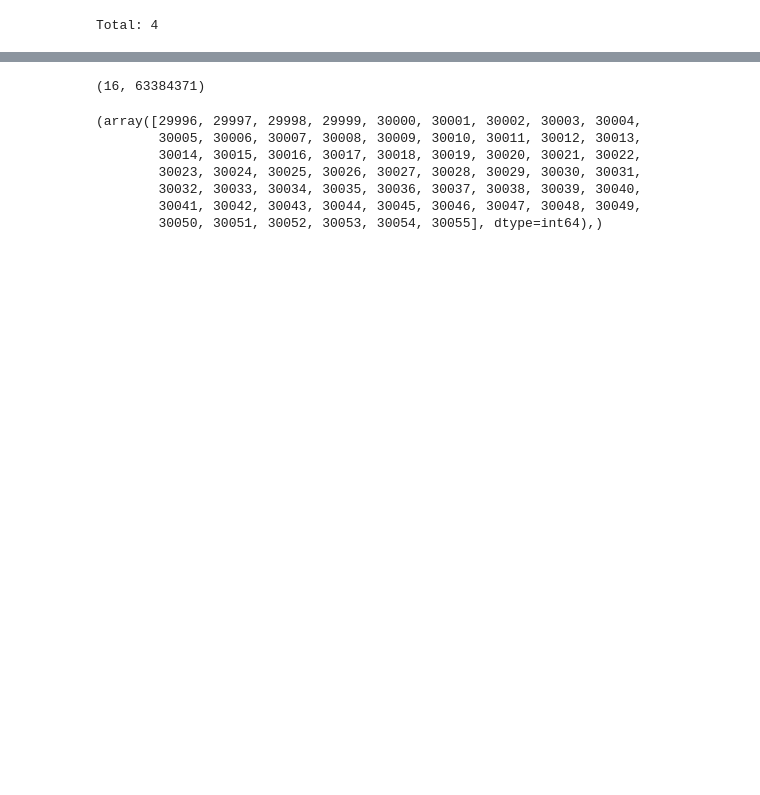
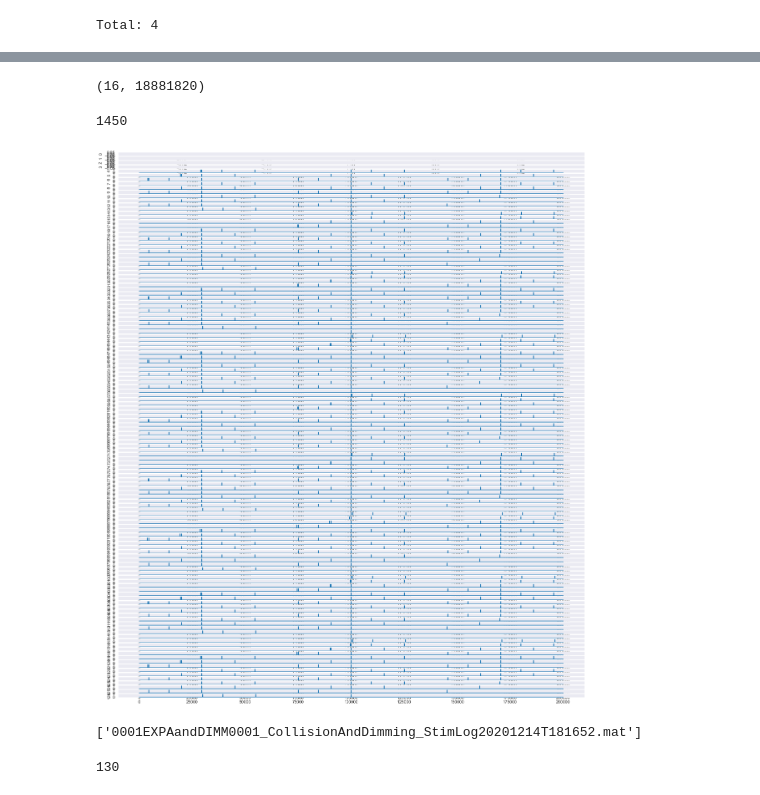
Before and after one commit to bramn22/DatajointVEIDB, a Jupyter notebook: analysis.ipynb, the cells around one changed output, grey strips where cells are left out. Drawn from its saved outputs; the diff is of its cells as text; code cells hidden in the pictures; blank space fills up the shorter version.

Commit message:
Bugfixes event tables

```diff
--- a/analysis.ipynb
+++ b/analysis.ipynb
@@ -38,7 +40,7 @@ tg_spikes_tables = ft.ephys_tables.TrialGroupSpikes()
 # %%
-key = {'experiment_id': '01437', 'session_id': '20201214b', 'trialgroup_id': 'EXD2_0001'}
-clusters, cluster_annot = (tg_spikes_tables & key).fetch1('clusters', 'cluster_annot')
-stims_start, stim_triggers = (tg_events_table & key).fetch1('stims_start', 'stim_triggers')
+key = {'experiment_id': '01437', 'session_id': '20201214', 'trialgroup_id': 'EXD_1_0001'}
+# clusters, cluster_annot = (tg_spikes_tables & key).fetch1('clusters', 'cluster_annot')
+# stims_start, stim_triggers = (tg_events_table & key).fetch1('stims_start', 'stim_triggers')
 # %%
 print(len([annot for annot in list(cluster_annot.values()) if annot == 'good']))
 print(len(cluster_annot))
@@ -136,6 +144,10 @@ sync_trace = (raw_table & {'session_id': '20201214b', 'stimulus_type': 'EXD1'}).
+# %%
+key = {'session_id': '20201214', 'subsession_id': 'OPTS_1_0001'}
+sync_trace = (raw_table & key).fetch1('sync_trace')
+trials_starts, trials_stops = (subsess_events_table & key).fetch1('trials_starts', 'trials_ends')
 # %%
 sync_trace.shape
 # %% [output]
-(16, 63384371)
+(16, 18881820)
 # %%
 import numpy as np
@@ -142,10 +156,33 @@ import numpy as np
-# %%
-np.where(sync_trace[0]>0.5)
-# %% [output]
-(array([29996, 29997, 29998, 29999, 30000, 30001, 30002, 30003, 30004,
-        30005, 30006, 30007, 30008, 30009, 30010, 30011, 30012, 30013,
-        30014, 30015, 30016, 30017, 30018, 30019, 30020, 30021, 30022,
-        30023, 30024, 30025, 30026, 30027, 30028, 30029, 30030, 30031,
-        30032, 30033, 30034, 30035, 30036, 30037, 30038, 30039, 30040,
-        30041, 30042, 30043, 30044, 30045, 30046, 30047, 30048, 30049,
-        30050, 30051, 30052, 30053, 30054, 30055], dtype=int64),)
+# %%
+sync = np.diff(sync_trace, prepend=0)
+len(np.where(sync[1]>0.5)[0])
+# %% [output]
+1450
+# %%
+trigger_idxs = np.where(sync[7]>0.5)[0]
+fig, axs = plt.subplots(129, 1, figsize=(20, 24))
+
+for i, idx in enumerate(trigger_idxs[:129]):
+    axs[i].plot(sync_trace[7][idx-100000:idx+100000])
+    axs[i].set_ylabel(i)
+plt.show()
+# %% [output]
+[figure, added]
+# %%
+def load_stimtypes_from_stimlog(stimlog_folder, stimlog_name, stimlog_iter):
+    stimlogs = [filename for filename in os.listdir(stimlog_folder) if stimlog_name+f"{stimlog_iter:04d}" in filename]
+    print(stimlogs)
+    stimlog_path = os.path.join(stimlog_folder, stimlogs[0])
+    mat = scipy.io.loadmat(stimlog_path, squeeze_me=True)
+    stim_info = mat['StimLog']['Stim']
+    stimtypes = np.atleast_1d(stim_info)[0]['StimType']
+    return stimtypes
+stimtypes = load_stimtypes_from_stimlog(r'V:\Data\01437\M02\20201214\StimLog', 'EXPAandDIMM', 1)
+# %% [output]
+['0001EXPAandDIMM0001_CollisionAndDimming_StimLog20201214T181652.mat']
+# %%
+stimtypes.shape
+
+120 + 10
+# %% [output]
+130
```
Also changed, not shown: parts of 9 cells of this notebook, 5 other files.
